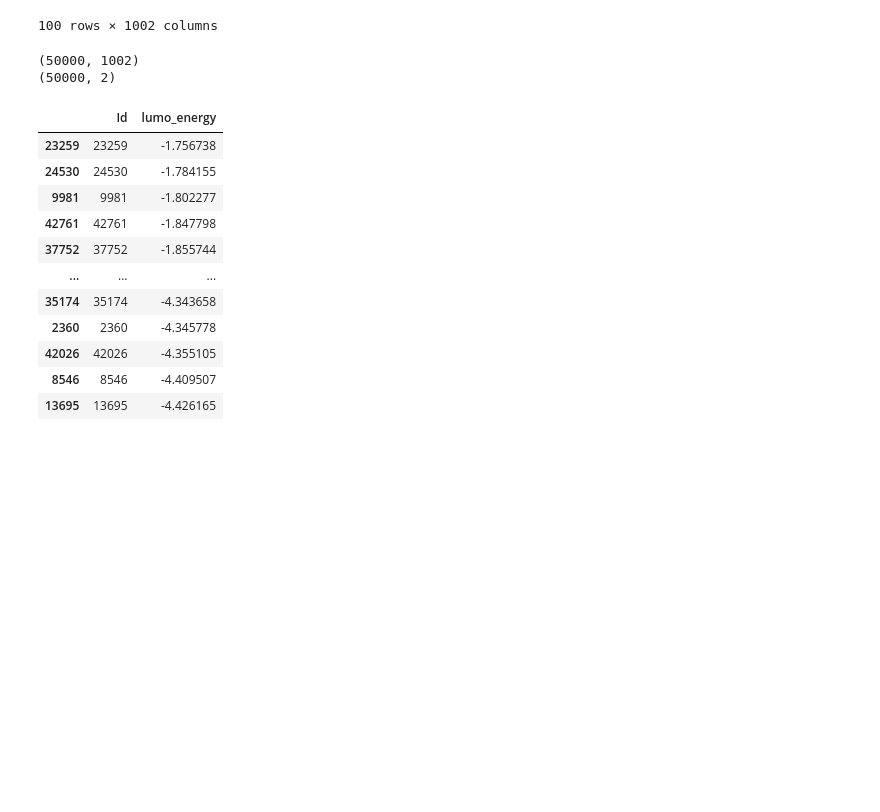
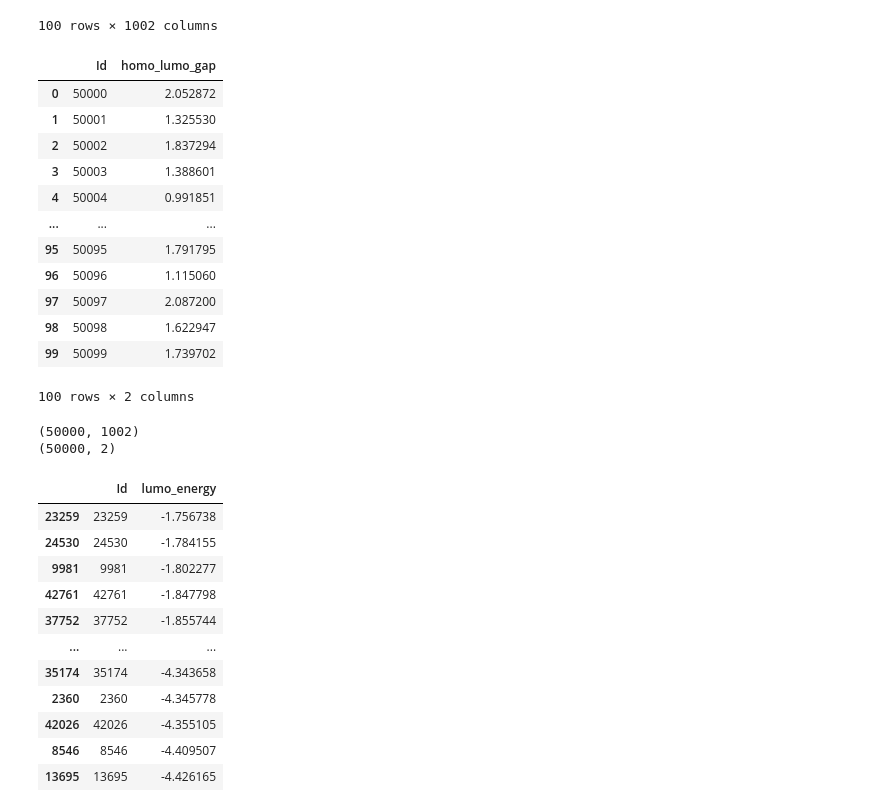
Before and after one commit to timothelaborie/introml, a Jupyter notebook: task4/feature_extraction.ipynb, the cells around one changed output. Drawn from its saved outputs; the diff is of its cells as text; code cells hidden in the pictures; blank space fills up the shorter version.

```diff
--- a/task4/feature_extraction.ipynb
+++ b/task4/feature_extraction.ipynb
@@ -70,6 +70,22 @@ X
 | 98 | 50098 | [SiH2]1c2cc[nH]c2-c2oc3cc(-c4nccc... | 0.0 | 0.0 | 0.0 | 0.0 | 1.0 | 0.0 | ... |
 | 99 | 50099 | [SiH2]1cc2c(ccc(-c3cccc4nsnc34)c2... | 0.0 | 0.0 | 0.0 | 0.0 | 0.0 | 0.0 | ... |
 100 rows × 1002 columns
+# %%
+Y
+# %% [output]
+|  | Id | homo_lumo_gap |
+| 0 | 50000 | 2.052872 |
+| 1 | 50001 | 1.325530 |
+| 2 | 50002 | 1.837294 |
+| 3 | 50003 | 1.388601 |
+| 4 | 50004 | 0.991851 |
+| ... | ... | ... |
+| 95 | 50095 | 1.791795 |
+| 96 | 50096 | 1.115060 |
+| 97 | 50097 | 2.087200 |
+| 98 | 50098 | 1.622947 |
+| 99 | 50099 | 1.739702 |
+100 rows × 2 columns
 # %%
 X = pd.read_csv("pretrain_features.csv.zip")
 Y = pd.read_csv("pretrain_labels.csv.zip")
```
Also changed, not shown: 5 other files.
